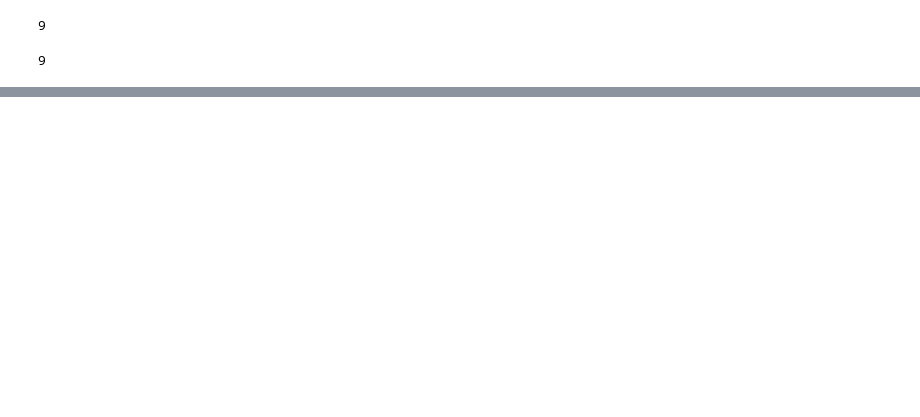
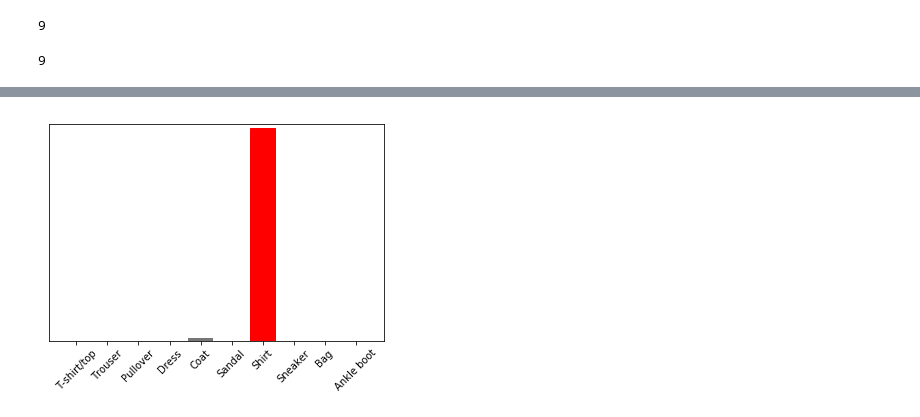
Before and after one commit to n0pj/learning_require, a Jupyter notebook: md2.ipynb, the cells around one changed output, grey strips where cells are left out. Saved outputs shown, nothing was run; the diff lists cells and outputs as text; code cells hidden in the pictures; blank space fills up the shorter version.

```diff
--- a/md2.ipynb
+++ b/md2.ipynb
@@ -150,0 +165,11 @@ plt.show()
+# %%
+img = test_images[7]
+img = (np.expand_dims(img, 0))
+# %%
+
+prediction_single = model.predict(img)
+
+plot_value_array(0, prediction_single, test_labels)
+_ = plt.xticks(range(10), class_names, rotation=45)
+# %% [output]
+[figure, added]
```
Also changed, not shown: parts of 7 cells of this notebook, 4 other files.
